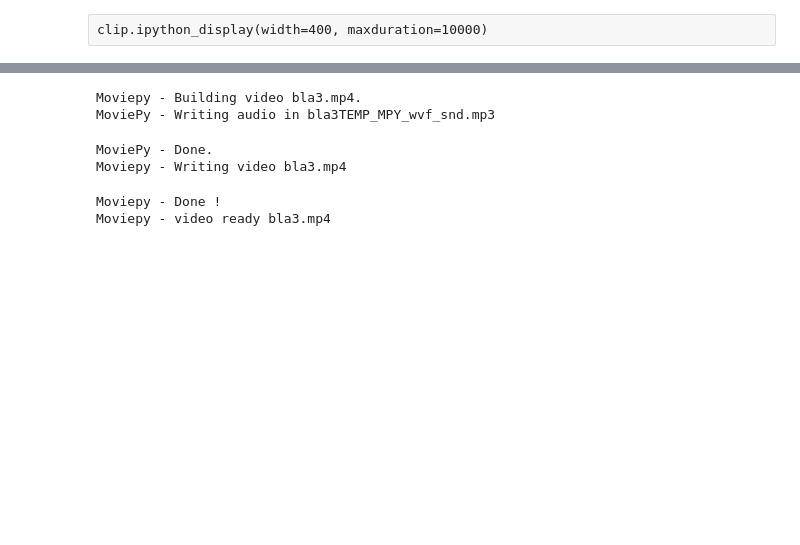
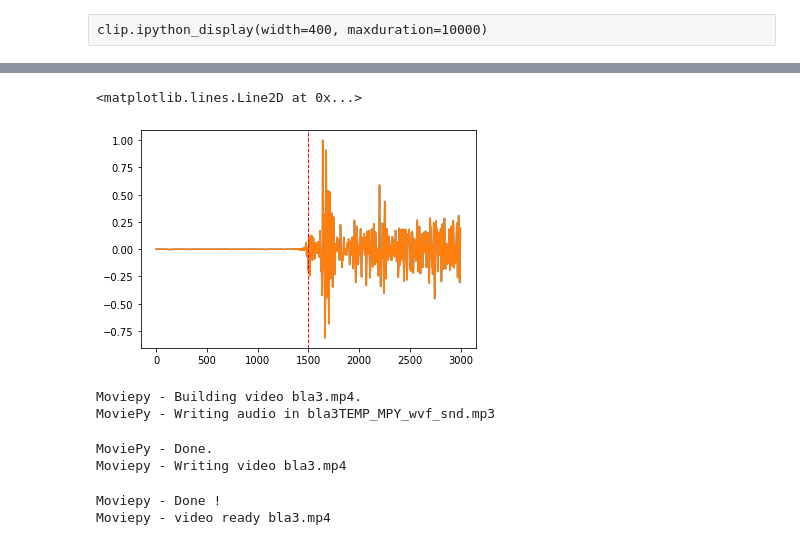
Before and after one commit to georgesms/acapellasyncer, a Jupyter notebook: acapellasyncer.ipynb, the cells around one changed output, grey strips where cells are left out. Cells and saved outputs as stored; diff of their text form; code cells hidden in the pictures; blank space fills up the shorter version.

```diff
--- a/acapellasyncer.ipynb
+++ b/acapellasyncer.ipynb
@@ -87,0 +117,7 @@ AttributeError: 'AudioClip' object has no attribute 'fps'
+# %%
+plt.plot(soundarray[frame-1500:frame+1500])
+#plt.plot(blo[t-1500:t+1500])
+plt.axvline(1500, c="red", lw=1, ls="--")
+# %% [output]
+<matplotlib.lines.Line2D at 0x...>
+[figure, added]
```
Also changed, not shown: parts of 32 cells of this notebook.
